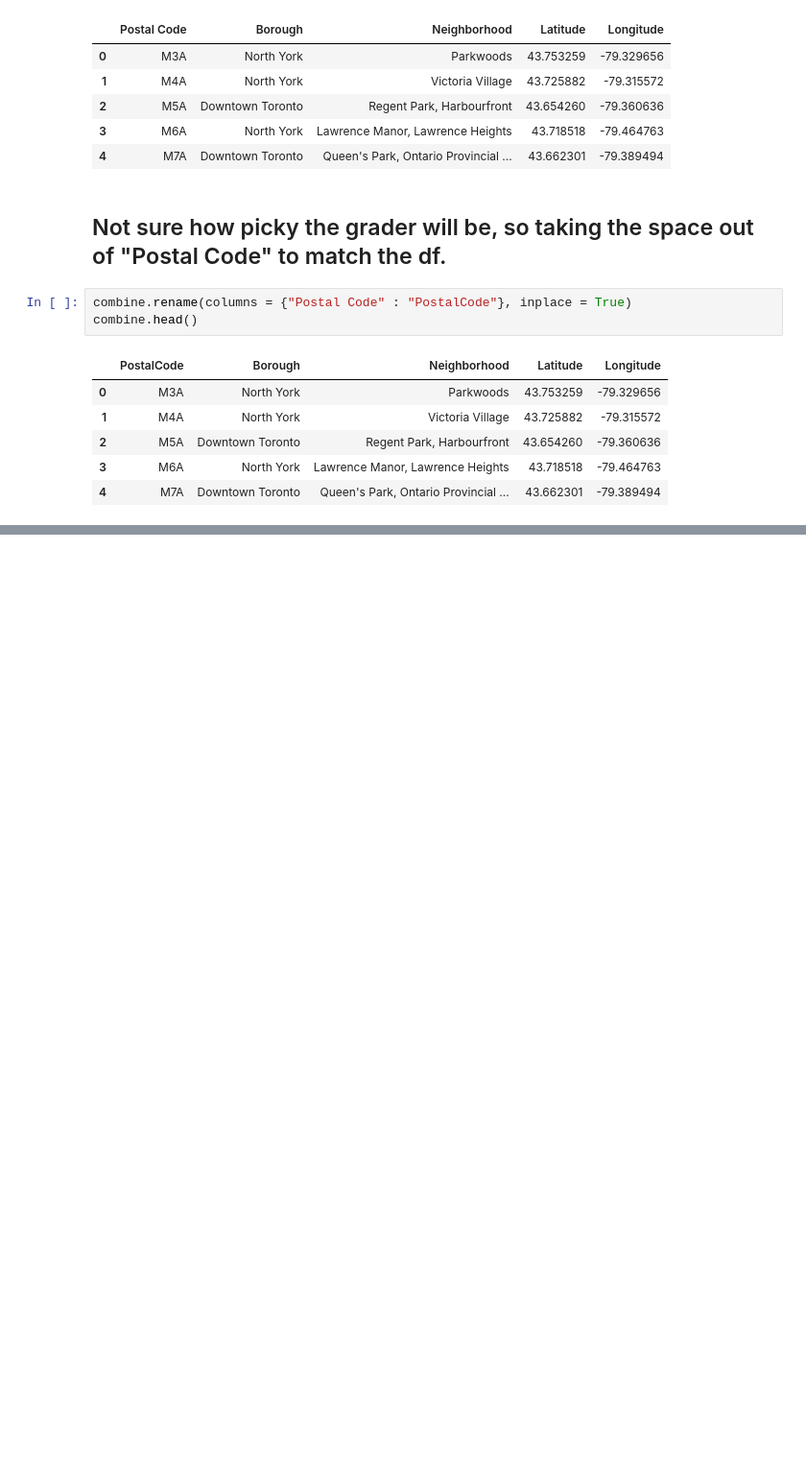
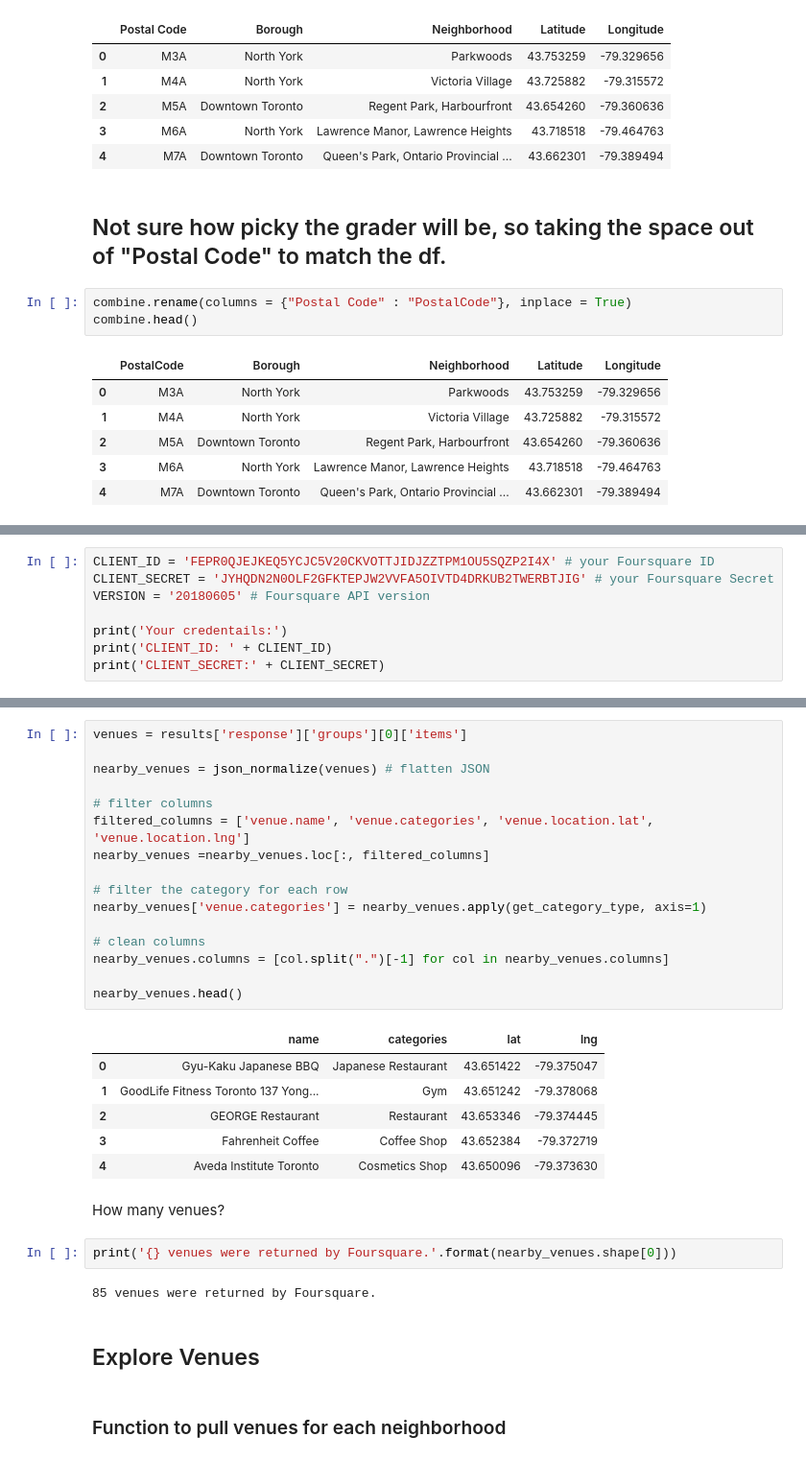
Before and after one commit to emgisler/ds-example, a Jupyter notebook: Toronto LatLon.ipynb, the cells around one changed output, grey strips where cells are left out. Shown at 96% size. Drawn from its saved outputs; the diff is of its cells as text; blank space fills up the shorter version.

```diff
--- a/Toronto LatLon.ipynb
+++ b/Toronto LatLon.ipynb
@@ -70,0 +188,8 @@ combine.head()
+# %%
+CLIENT_ID = 'FEPR0QJEJKEQ5YCJC5V20CKVOTTJIDJZZTPM1OU5SQZP2I4X' # your Foursquare ID
+CLIENT_SECRET = 'JYHQDN2N0OLF2GFKTEPJW2VVFA5OIVTD4DRKUB2TWERBTJIG' # your Foursquare Secret
+VERSION = '20180605' # Foursquare API version
+
+print('Your credentails:')
+print('CLIENT_ID: ' + CLIENT_ID)
+print('CLIENT_SECRET:' + CLIENT_SECRET)
@@ -70,0 +244,33 @@ combine.head()
+# %%
+venues = results['response']['groups'][0]['items']
+
+nearby_venues = json_normalize(venues) # flatten JSON
+
+# filter columns
+filtered_columns = ['venue.name', 'venue.categories', 'venue.location.lat', 'venue.location.lng']
+nearby_venues =nearby_venues.loc[:, filtered_columns]
+
+# filter the category for each row
+nearby_venues['venue.categories'] = nearby_venues.apply(get_category_type, axis=1)
+
+# clean columns
+nearby_venues.columns = [col.split(".")[-1] for col in nearby_venues.columns]
+
+nearby_venues.head()
+# %% [output]
+|  | name | categories | lat | lng |
+| 0 | Gyu-Kaku Japanese BBQ | Japanese Restaurant | 43.651422 | -79.375047 |
+| 1 | GoodLife Fitness Toronto 137 Yong... | Gym | 43.651242 | -79.378068 |
+| 2 | GEORGE Restaurant | Restaurant | 43.653346 | -79.374445 |
+| 3 | Fahrenheit Coffee | Coffee Shop | 43.652384 | -79.372719 |
+| 4 | Aveda Institute Toronto | Cosmetics Shop | 43.650096 | -79.373630 |
+# %% [markdown]
+How many venues?
+# %%
+print('{} venues were returned by Foursquare.'.format(nearby_venues.shape[0]))
+# %% [output]
+85 venues were returned by Foursquare.
+# %% [markdown]
+## Explore Venues
+# %% [markdown]
+### Function to pull venues for each neighborhood
```
Also changed, not shown: parts of 33 cells of this notebook.
